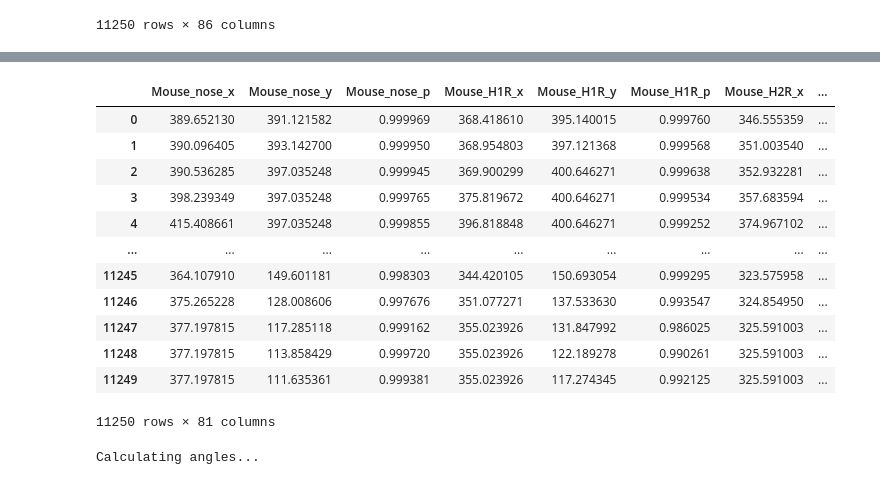
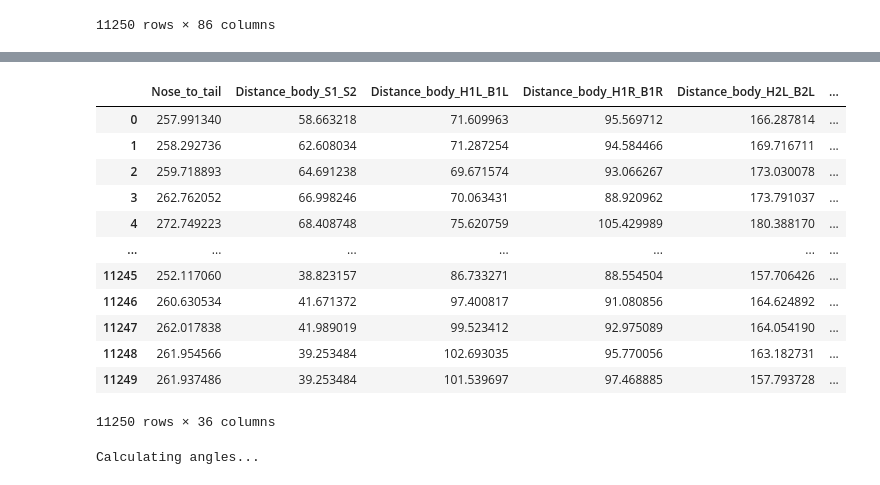
Before and after one commit to kierancarrigg/Master-Thesis, a Jupyter notebook: Notebooks/Feature extraction.ipynb, the cells around one changed output, grey strips where cells are left out. Drawn from its saved outputs; the diff is of its cells as text; code cells hidden in the pictures.

```diff
--- a/Notebooks/Feature extraction.ipynb
+++ b/Notebooks/Feature extraction.ipynb
@@ -242,9 +244,9 @@ for index, row in csv_df.iterrows():
     sum_euclidean_list.append(sum_euclidean)
 
 # Create new columns in DataFrame
-csv_df['Largest_euclidean_distance_hull'] = large_euclidean_list
-csv_df['Smallest_euclidean_distance_hull'] = small_euclidean_list
-csv_df['Mean_euclidean_distance_hull'] = mean_euclidean_list
-csv_df['Sum_euclidean_distance_hull'] = sum_euclidean_list
-csv_df
+csv_df_new['Largest_euclidean_distance_hull'] = large_euclidean_list
+csv_df_new['Smallest_euclidean_distance_hull'] = small_euclidean_list
+csv_df_new['Mean_euclidean_distance_hull'] = mean_euclidean_list
+csv_df_new['Sum_euclidean_distance_hull'] = sum_euclidean_list
+csv_df_new
 # %% [output]
@@ -264,38 +266,38 @@ csv_df
 # %%
 # Create a new column for total movement
 movement_columns = [
     'Movement_nose',
     'Movement_tail',
     'Movement_H1L',
     'Movement_H1R',
     'Movement_H2L',
     'Movement_H2R',
     'Movement_B1L',
     'Movement_B1R',
     'Movement_B2L',
     'Movement_B2R',
     'Movement_B3L',
     'Movement_B3R',
     'Movement_S1',
     'Movement_S2'
 ]
 
-csv_df['Total_movement_all_bodyparts'] = csv_df[movement_columns].sum(axis=1)
-csv_df
+csv_df_new['Total_movement_all_bodyparts'] = csv_df[movement_columns].sum(axis=1)
+csv_df_new
 # %% [output]
-|  | Mouse_nose_x | Mouse_nose_y | Mouse_nose_p | Mouse_H1R_x | Mouse_H1R_y | Mouse_H1R_p | Mouse_H2R_x | ... |
-| 0 | 389.652130 | 391.121582 | 0.999969 | 368.418610 | 395.140015 | 0.999760 | 346.555359 | ... |
-| 1 | 390.096405 | 393.142700 | 0.999950 | 368.954803 | 397.121368 | 0.999568 | 351.003540 | ... |
-| 2 | 390.536285 | 397.035248 | 0.999945 | 369.900299 | 400.646271 | 0.999638 | 352.932281 | ... |
-| 3 | 398.239349 | 397.035248 | 0.999765 | 375.819672 | 400.646271 | 0.999534 | 357.683594 | ... |
-| 4 | 415.408661 | 397.035248 | 0.999855 | 396.818848 | 400.646271 | 0.999252 | 374.967102 | ... |
-| ... | ... | ... | ... | ... | ... | ... | ... | ... |
-| 11245 | 364.107910 | 149.601181 | 0.998303 | 344.420105 | 150.693054 | 0.999295 | 323.575958 | ... |
-| 11246 | 375.265228 | 128.008606 | 0.997676 | 351.077271 | 137.533630 | 0.993547 | 324.854950 | ... |
-| 11247 | 377.197815 | 117.285118 | 0.999162 | 355.023926 | 131.847992 | 0.986025 | 325.591003 | ... |
-| 11248 | 377.197815 | 113.858429 | 0.999720 | 355.023926 | 122.189278 | 0.990261 | 325.591003 | ... |
-| 11249 | 377.197815 | 111.635361 | 0.999381 | 355.023926 | 117.274345 | 0.992125 | 325.591003 | ... |
+|  | Nose_to_tail | Distance_body_S1_S2 | Distance_body_H1L_B1L | Distance_body_H1R_B1R | Distance_body_H2L_B2L | ... |
+| 0 | 257.991340 | 58.663218 | 71.609963 | 95.569712 | 166.287814 | ... |
+| 1 | 258.292736 | 62.608034 | 71.287254 | 94.584466 | 169.716711 | ... |
+| 2 | 259.718893 | 64.691238 | 69.671574 | 93.066267 | 173.030078 | ... |
+| 3 | 262.762052 | 66.998246 | 70.063431 | 88.920962 | 173.791037 | ... |
+| 4 | 272.749223 | 68.408748 | 75.620759 | 105.429989 | 180.388170 | ... |
+| ... | ... | ... | ... | ... | ... | ... |
+| 11245 | 252.117060 | 38.823157 | 86.733271 | 88.554504 | 157.706426 | ... |
+| 11246 | 260.630534 | 41.671372 | 97.400817 | 91.080856 | 164.624892 | ... |
+| 11247 | 262.017838 | 41.989019 | 99.523412 | 92.975089 | 164.054190 | ... |
+| 11248 | 261.954566 | 39.253484 | 102.693035 | 95.770056 | 163.182731 | ... |
+| 11249 | 261.937486 | 39.253484 | 101.539697 | 97.468885 | 157.793728 | ... |
-11250 rows × 81 columns
+11250 rows × 36 columns
 # %%
 print('Calculating angles...')
 csv_df['Mouse_angle'] = csv_df.apply(lambda x: angle3pt(x['Mouse_nose_x'], x['Mouse_nose_y'], x['Mouse_S2_x'], x['Mouse_S2_y'], x['Mouse_tail_x'], x['Mouse_tail_y']), axis=1)
```
Also changed, not shown: parts of 2 cells of this notebook, 2 other files.
